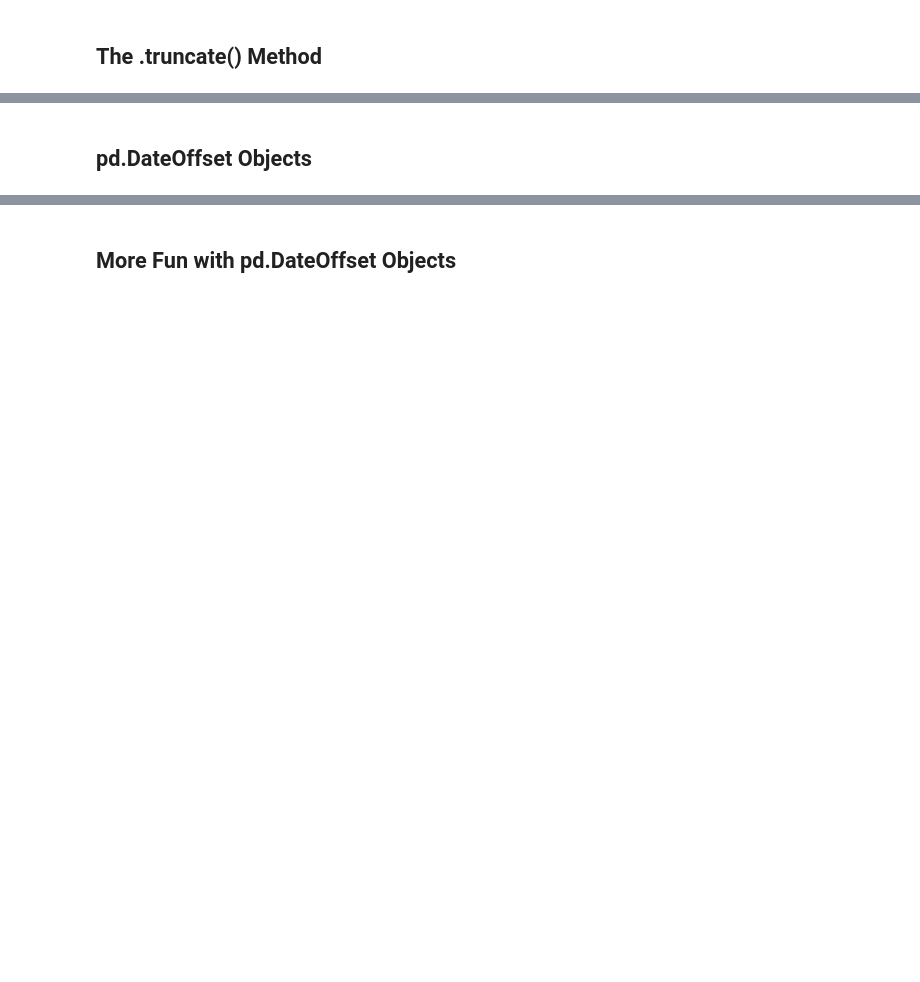
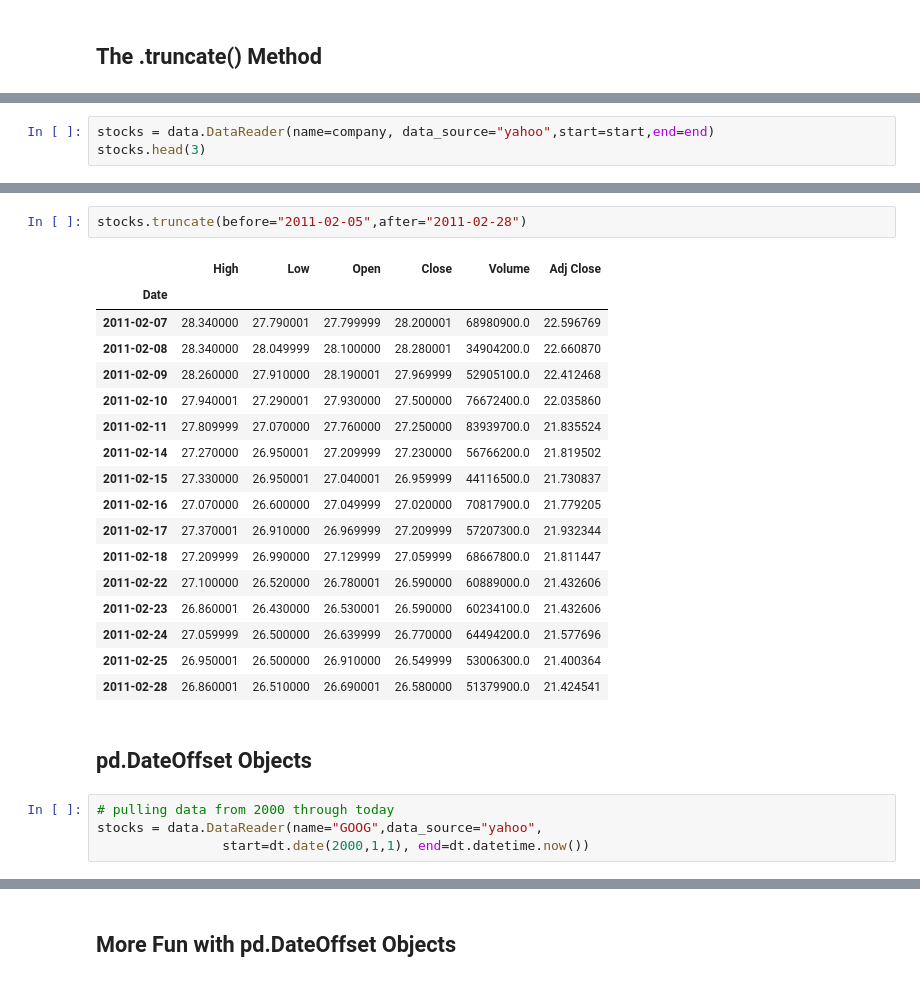
Before and after one commit to rsolter/Udemy-Courses, a Jupyter notebook: Udemy - Data Analysis with Pandas and Python/Section 10 - Working with Dates and Times.ipynb, the cells around one changed output, grey strips where cells are left out. Drawn from its saved outputs; the diff is of its cells as text; blank space fills up the shorter version.

```diff
--- a/Udemy - Data Analysis with Pandas and Python/Section 10 - Working with Dates and Times.ipynb
+++ b/Udemy - Data Analysis with Pandas and Python/Section 10 - Working with Dates and Times.ipynb
@@ -28,0 +526,3 @@
+# %%
+stocks = data.DataReader(name=company, data_source="yahoo",start=start,end=end)
+stocks.head(3)
@@ -29,2 +535,26 @@
+# %%
+stocks.truncate(before="2011-02-05",after="2011-02-28")
+# %% [output]
+|  | High | Low | Open | Close | Volume | Adj Close |
+| Date |  |  |  |  |  |  |
+| 2011-02-07 | 28.340000 | 27.790001 | 27.799999 | 28.200001 | 68980900.0 | 22.596769 |
+| 2011-02-08 | 28.340000 | 28.049999 | 28.100000 | 28.280001 | 34904200.0 | 22.660870 |
+| 2011-02-09 | 28.260000 | 27.910000 | 28.190001 | 27.969999 | 52905100.0 | 22.412468 |
+| 2011-02-10 | 27.940001 | 27.290001 | 27.930000 | 27.500000 | 76672400.0 | 22.035860 |
+| 2011-02-11 | 27.809999 | 27.070000 | 27.760000 | 27.250000 | 83939700.0 | 21.835524 |
+| 2011-02-14 | 27.270000 | 26.950001 | 27.209999 | 27.230000 | 56766200.0 | 21.819502 |
+| 2011-02-15 | 27.330000 | 26.950001 | 27.040001 | 26.959999 | 44116500.0 | 21.730837 |
+| 2011-02-16 | 27.070000 | 26.600000 | 27.049999 | 27.020000 | 70817900.0 | 21.779205 |
+| 2011-02-17 | 27.370001 | 26.910000 | 26.969999 | 27.209999 | 57207300.0 | 21.932344 |
+| 2011-02-18 | 27.209999 | 26.990000 | 27.129999 | 27.059999 | 68667800.0 | 21.811447 |
+| 2011-02-22 | 27.100000 | 26.520000 | 26.780001 | 26.590000 | 60889000.0 | 21.432606 |
+| 2011-02-23 | 26.860001 | 26.430000 | 26.530001 | 26.590000 | 60234100.0 | 21.432606 |
+| 2011-02-24 | 27.059999 | 26.500000 | 26.639999 | 26.770000 | 64494200.0 | 21.577696 |
+| 2011-02-25 | 26.950001 | 26.500000 | 26.910000 | 26.549999 | 53006300.0 | 21.400364 |
+| 2011-02-28 | 26.860001 | 26.510000 | 26.690001 | 26.580000 | 51379900.0 | 21.424541 |
 # %% [markdown]
 ## pd.DateOffset Objects
+# %%
+# pulling data from 2000 through today
+stocks = data.DataReader(name="GOOG",data_source="yahoo",
+                start=dt.date(2000,1,1), end=dt.datetime.now())
```
Also changed, not shown: parts of 107 cells of this notebook.
